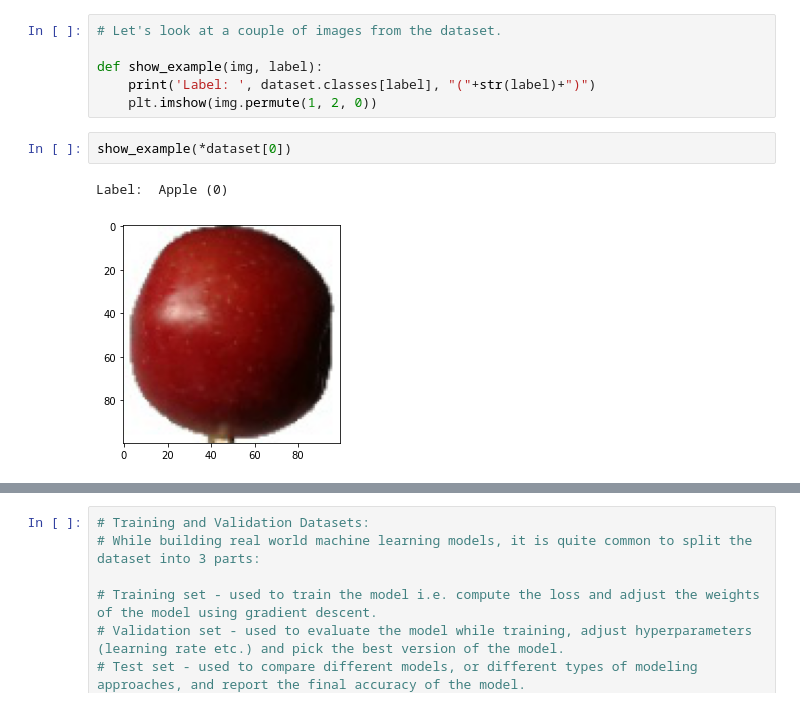
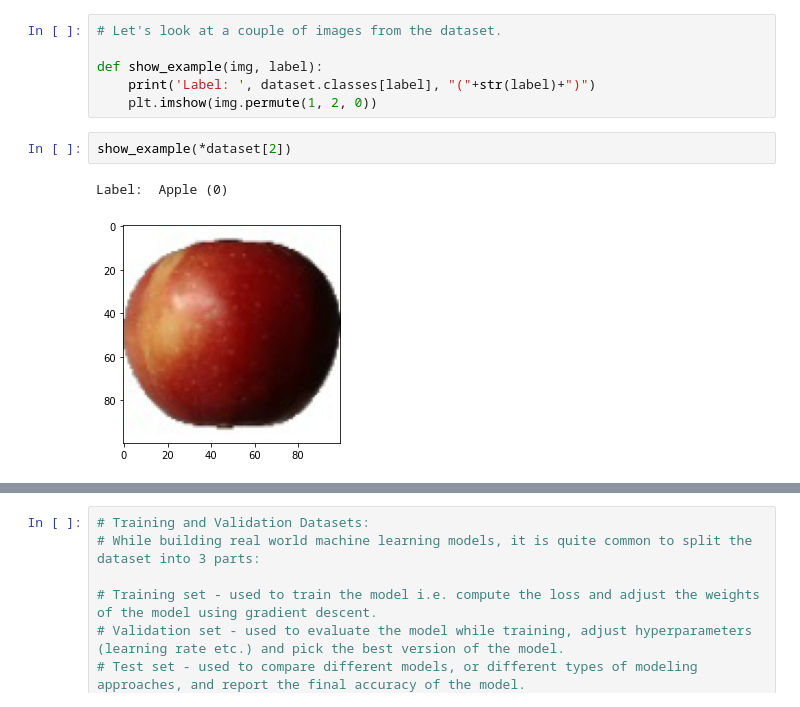
Before and after one commit to Sanderhhh/Neural_networks_ai6, a Jupyter notebook: FFN_OnlyWithTypesOfApplesAndPears.ipynb, the cells around one changed output, grey strips where cells are left out. Cells and saved outputs as stored; diff of their text form.

```diff
--- a/FFN_OnlyWithTypesOfApplesAndPears.ipynb
+++ b/FFN_OnlyWithTypesOfApplesAndPears.ipynb
@@ -74,8 +74,8 @@ def show_example(img, label):
     print('Label: ', dataset.classes[label], "("+str(label)+")")
     plt.imshow(img.permute(1, 2, 0))
 # %%
-show_example(*dataset[0])
+show_example(*dataset[2])
 # %% [output]
 Label:  Apple (0)
-[figure, old version]
+[figure, new version]
 # %%
```
Also changed, not shown: parts of 16 cells of this notebook.
